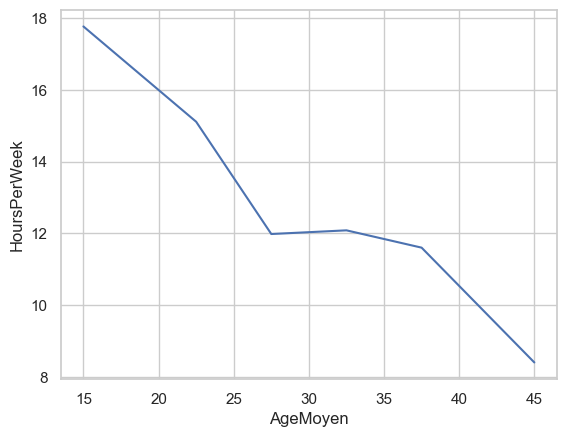
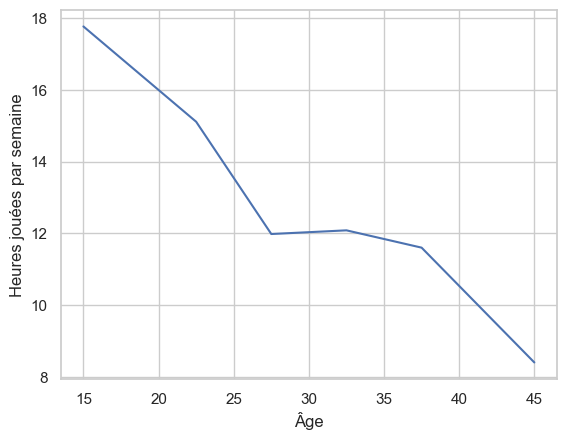
Code edit (unified diff) that turned the first committed figure into the second:
--- before
+++ after
@@ -2,3 +2,5 @@
 age_hoursweek_df['AgeMoyen'] = age_hoursweek_df['AgeBin'].apply(lambda x: x.mid)
 
-sns.lineplot(age_hoursweek_df, x = "AgeMoyen", y = "HoursPerWeek")
+age = sns.lineplot(age_hoursweek_df, x = "AgeMoyen", y = "HoursPerWeek")
+age.set_xlabel("Âge")
+age.set_ylabel("Heures jouées par semaine")

Commit: Added content to the analysis